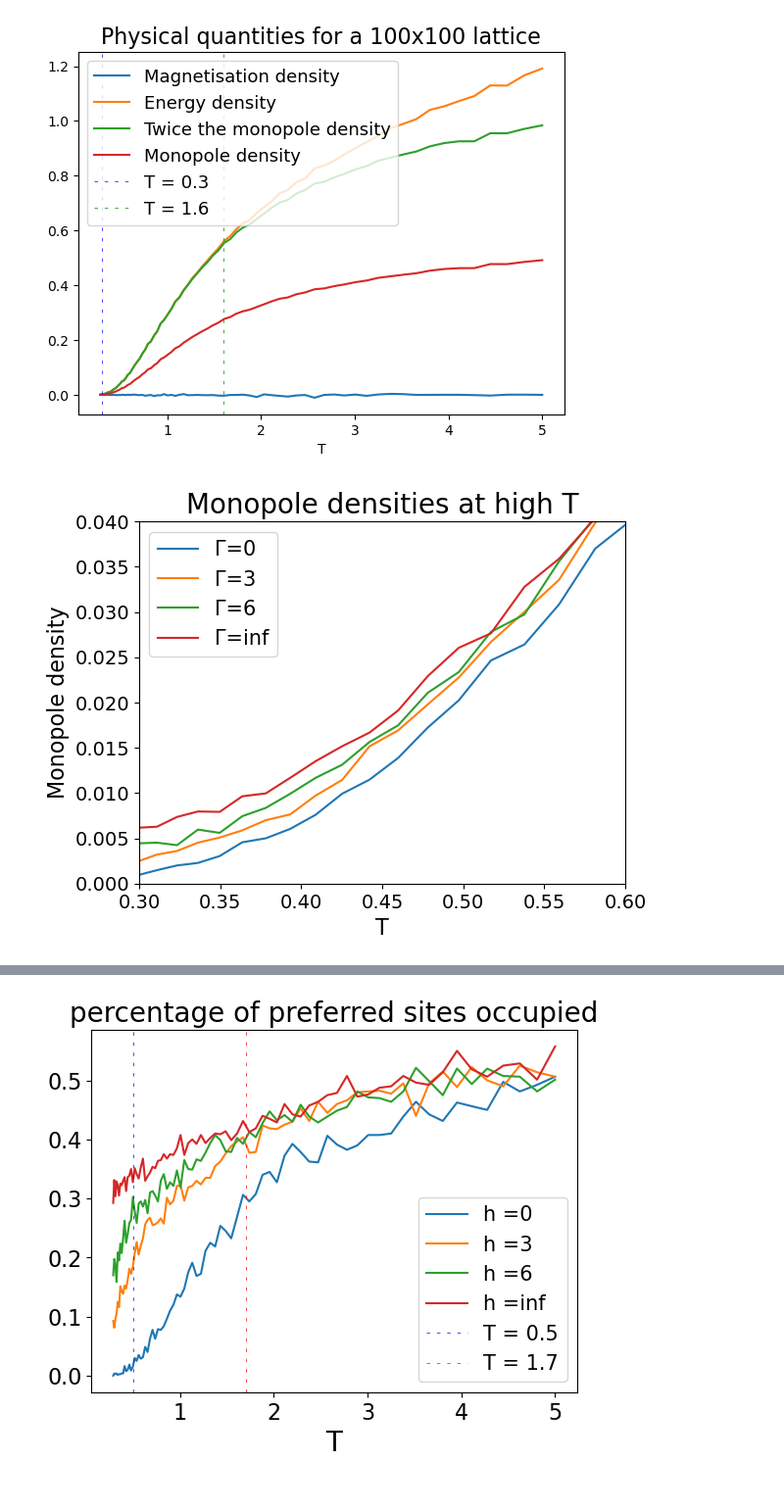
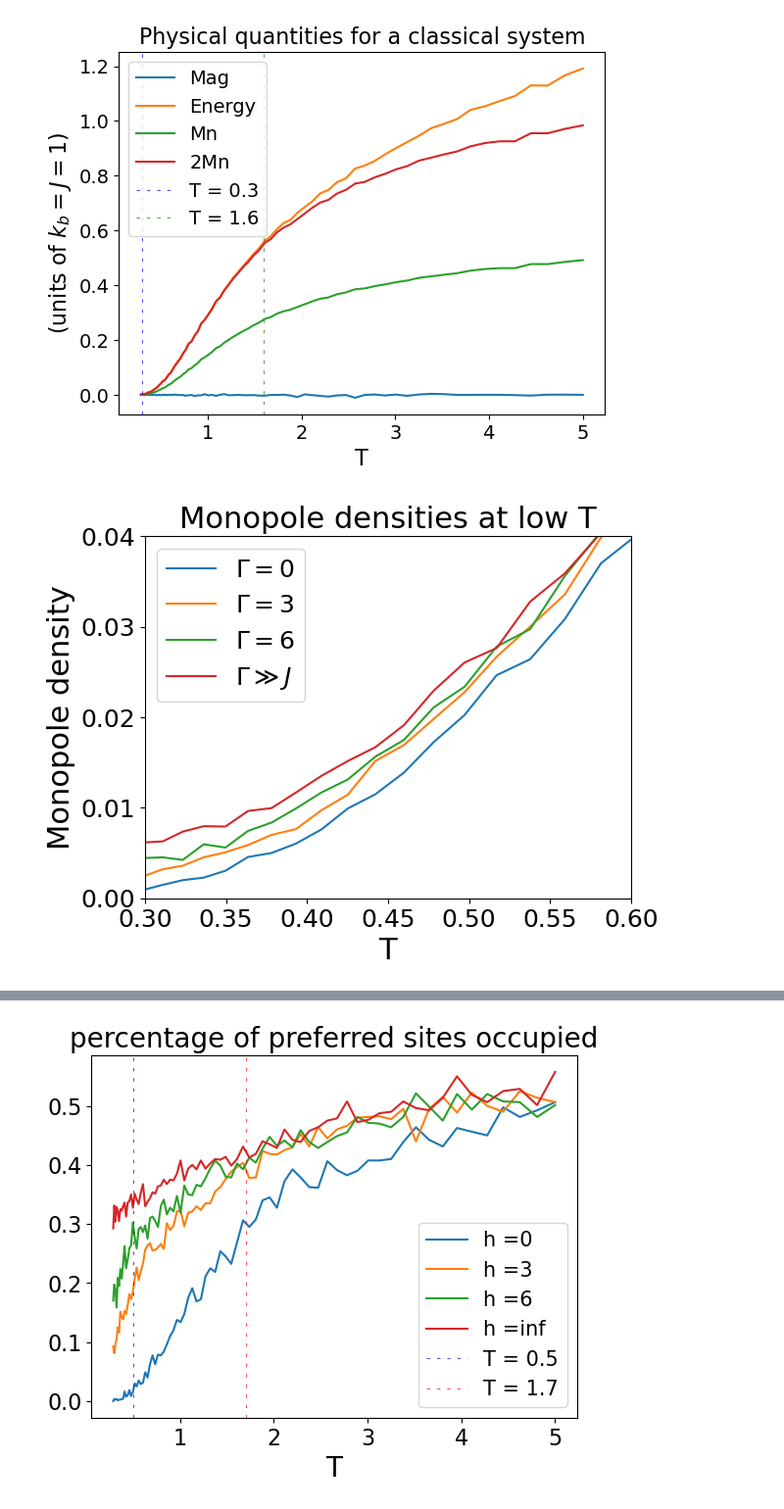
Before and after one commit to Wout83/Part-III-project-code, a Jupyter notebook: Useful results.ipynb, the cells around one changed output, grey strips where cells are left out. Shown: that part at 98% size. Saved outputs shown, nothing was run; the diff lists cells and outputs as text; code cells hidden in the pictures.

```diff
--- a/Useful results.ipynb
+++ b/Useful results.ipynb
@@ -914,35 +914,37 @@ quant_100_inf = np.array([[ 5.00000000e+00,  5.85124360e+03,  1.52000000e+01,
 # %%
 #classical quantities
 
 width = 100
 T_n = quant_100_0[:,0]
 E_n = quant_100_0[:,1]/(100*50)
 M_n = quant_100_0[:,2]/(100*50)
 Nm_n = quant_100_0[:,3]/(100*50)
-plt.plot(T_n,M_n, label="Magnetisation density")
-plt.plot(T_n,E_n, label ="Energy density")
-plt.plot(T_n,2*Nm_n, label = "Twice the monopole density")
-plt.plot(T_n,Nm_n,label ="Monopole density")
+plt.plot(T_n,M_n, label="Mag")
+plt.plot(T_n,E_n, label ="Energy")
+plt.plot(T_n,Nm_n,label ="Mn")
+plt.plot(T_n,2*Nm_n, label = "2Mn")
 y = []
 for i in range(0,len(T_n)):
     y.append(0.625*width*width/2)
 
 #plt.plot(T_n, y, color = 'red', linestyle='--', linewidth = 0.5, label = "high temperature density")
 plt.axvline(x = 0.3, linewidth = 0.5, color = 'b', linestyle='--',label = 'T = 0.3', dashes=(5,10))
 plt.axvline(x = 1.6, linewidth = 0.5, color = 'g', linestyle='--',label = 'T = 1.6', dashes=(5,10))
 plt.xlabel("T")
+plt.ylabel("(units of $k_b=J=1$)")
 #plt.rc('font', size=SMALL_SIZE)          # controls default text sizes
 plt.rc('axes', titlesize=16)     # fontsize of the axes title
 plt.rc('axes', labelsize=16)    # fontsize of the x and y labels
 plt.rc('xtick', labelsize=14)    # fontsize of the tick labels
 plt.rc('ytick', labelsize=14)    # fontsize of the tick labels
-plt.rc('legend', fontsize=13)    # legend fontsize
+plt.rc('legend', fontsize=14)    # legend fontsize
 plt.rc('figure', titlesize=18)  # fontsize of the figure title
+plt.rc('figure', figsize=(6.4,4.8))  # fontsize of the figure title
 plt.legend(loc=2)
-plt.title("Physical quantities for a 100x100 lattice")
+plt.title("Physical quantities for a classical system")
 plt.show()
 # %% [output]
-[figure, old version]
+[figure, new version]
 # %%
 #Monopole density comparison
 
@@ -984,7 +986,10 @@ for gamma in (0,3,6,"inf"):
     #plt.errorbar(T_n,E_n, yerr = 0.01*np.sqrt(EE_n-E_n*E_n), label ="total energy")
     #plt.plot(T_n,E_n, label ="total energy for %s" %(s))
     #plt.plot(T_n,2*Nm_n, label = "twice the monopole number")
-    plt.plot(T_n,Nm_n, label ="Γ=%s" %(s))
+    if gamma == "inf":
+        plt.plot(T_n,Nm_n,label ="$Γ \gg J$")
+    else:
+        plt.plot(T_n,Nm_n,label ="$Γ =%s$" %(s))
     #plt.plot(T_n,Nmp_n/(width*width/250), label="Monopole number at preferred sites")
     y = []
 for i in range(0,len(T_n)):
@@ -997,17 +1002,17 @@ plt.xlabel("T")
 plt.ylabel("Monopole density")
 plt.xlim(0.3,0.6)
 plt.ylim(0,200/(100*50))
-plt.rc('axes', titlesize=20)     # fontsize of the axes title
-plt.rc('axes', labelsize=20)    # fontsize of the x and y labels
-plt.rc('xtick', labelsize=16)    # fontsize of the tick labels
-plt.rc('ytick', labelsize=16)    # fontsize of the tick labels
-plt.rc('legend', fontsize=15)    # legend fontsize
-plt.rc('figure', titlesize=18)  # fontsize of the figure title
+plt.rc('axes', titlesize=22)     # fontsize of the axes title
+plt.rc('axes', labelsize=22)    # fontsize of the x and y labels
+plt.rc('xtick', labelsize=18)    # fontsize of the tick labels
+plt.rc('ytick', labelsize=18)    # fontsize of the tick labels
+plt.rc('legend', fontsize=18)    # legend fontsize
+plt.rc('figure', titlesize=22)  # fontsize of the figure title
 plt.legend(loc=2)
-plt.title("Monopole densities at high T")
+plt.title("Monopole densities at low T")
 plt.show()
 # %% [output]
-[figure, old version]
+[figure, new version]
 # %%
 #energy density comparison
 
```
Also changed, not shown: parts of 3 cells of this notebook, 5 other files.
